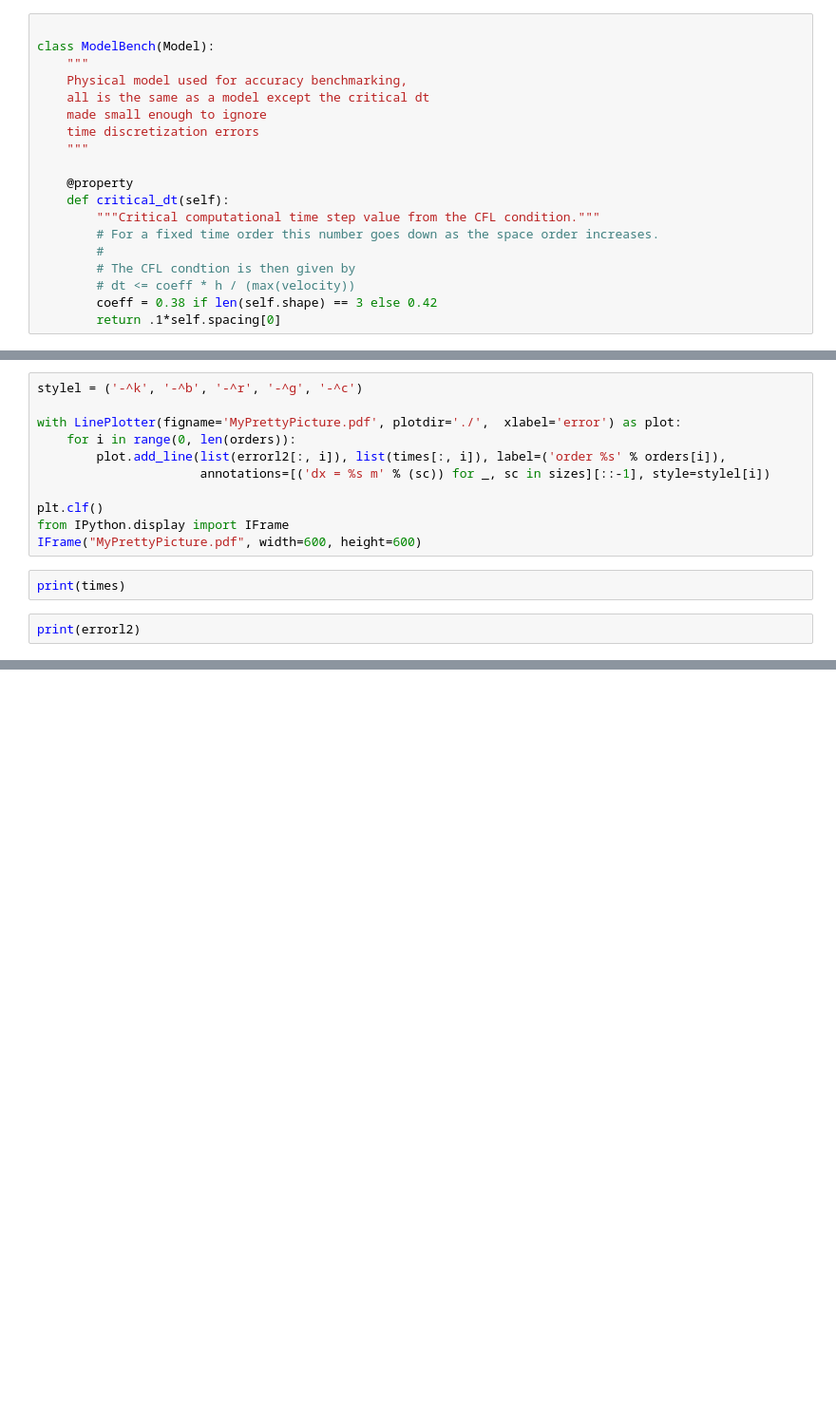
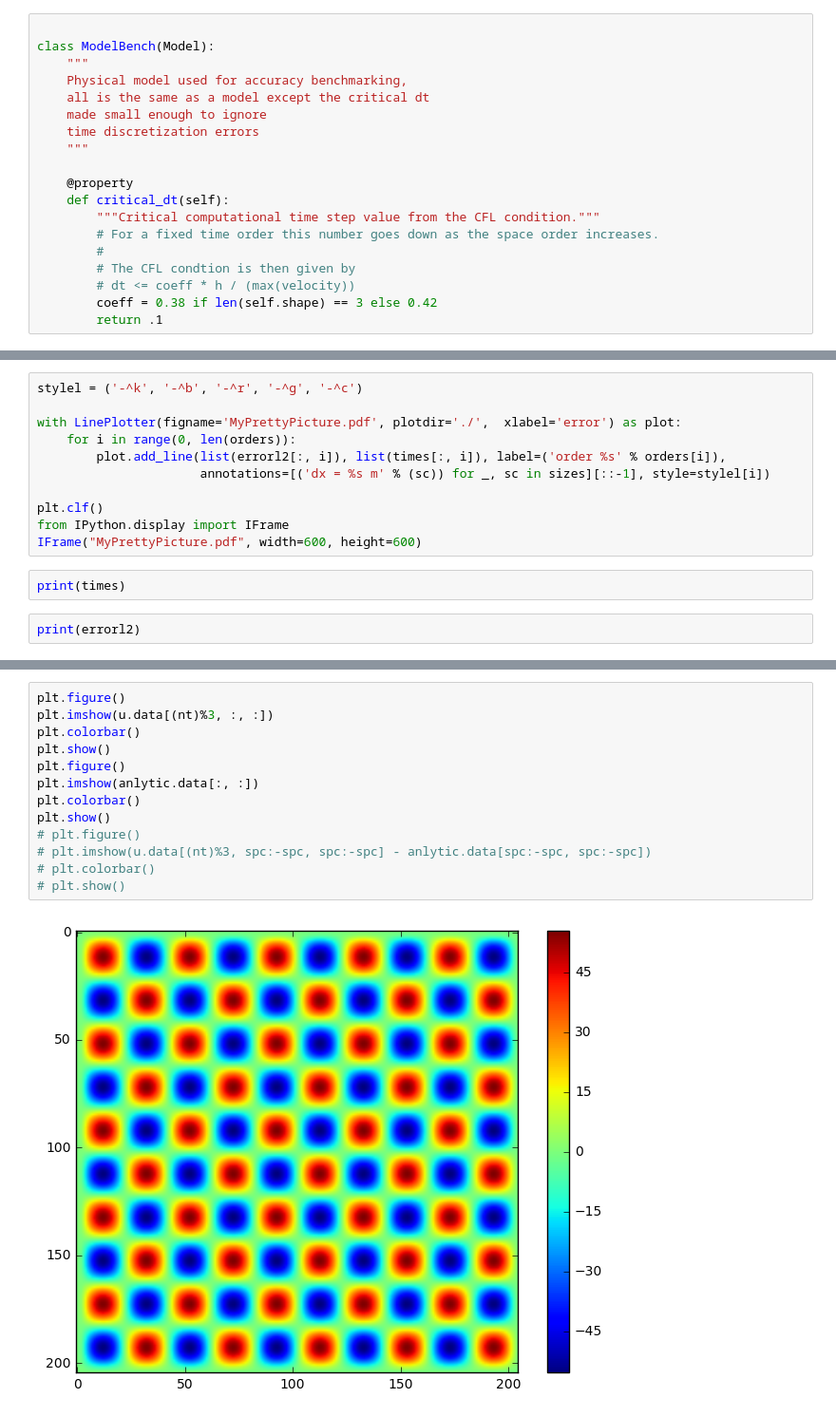
Before and after one commit to nw0/devito, a Jupyter notebook: examples/seismic/acoustic/Verification.ipynb, the cells around one changed output, grey strips where cells are left out. Shown at 95% size. Saved outputs shown, nothing was run; the diff lists cells and outputs as text; blank space fills up the shorter version.

```diff
--- a/examples/seismic/acoustic/Verification.ipynb
+++ b/examples/seismic/acoustic/Verification.ipynb
@@ -27,4 +27,4 @@ class ModelBench(Model):
         # The CFL condtion is then given by
         # dt <= coeff * h / (max(velocity))
         coeff = 0.38 if len(self.shape) == 3 else 0.42
-        return .1*self.spacing[0]
+        return .1
@@ -250,0 +170,15 @@ np.linalg.norm(analyticalloc[nt-1, :]/np.linalg.norm(analyticalloc[nt-1, :]) -
+# %%
+plt.figure()
+plt.imshow(u.data[(nt)%3, :, :])
+plt.colorbar()
+plt.show()
+plt.figure()
+plt.imshow(anlytic.data[:, :])
+plt.colorbar()
+plt.show()
+# plt.figure()
+# plt.imshow(u.data[(nt)%3, spc:-spc, spc:-spc] - anlytic.data[spc:-spc, spc:-spc])
+# plt.colorbar()
+# plt.show()
+# %% [output]
+[figure, added]
```
Also changed, not shown: parts of 15 cells of this notebook, 2 other files.
